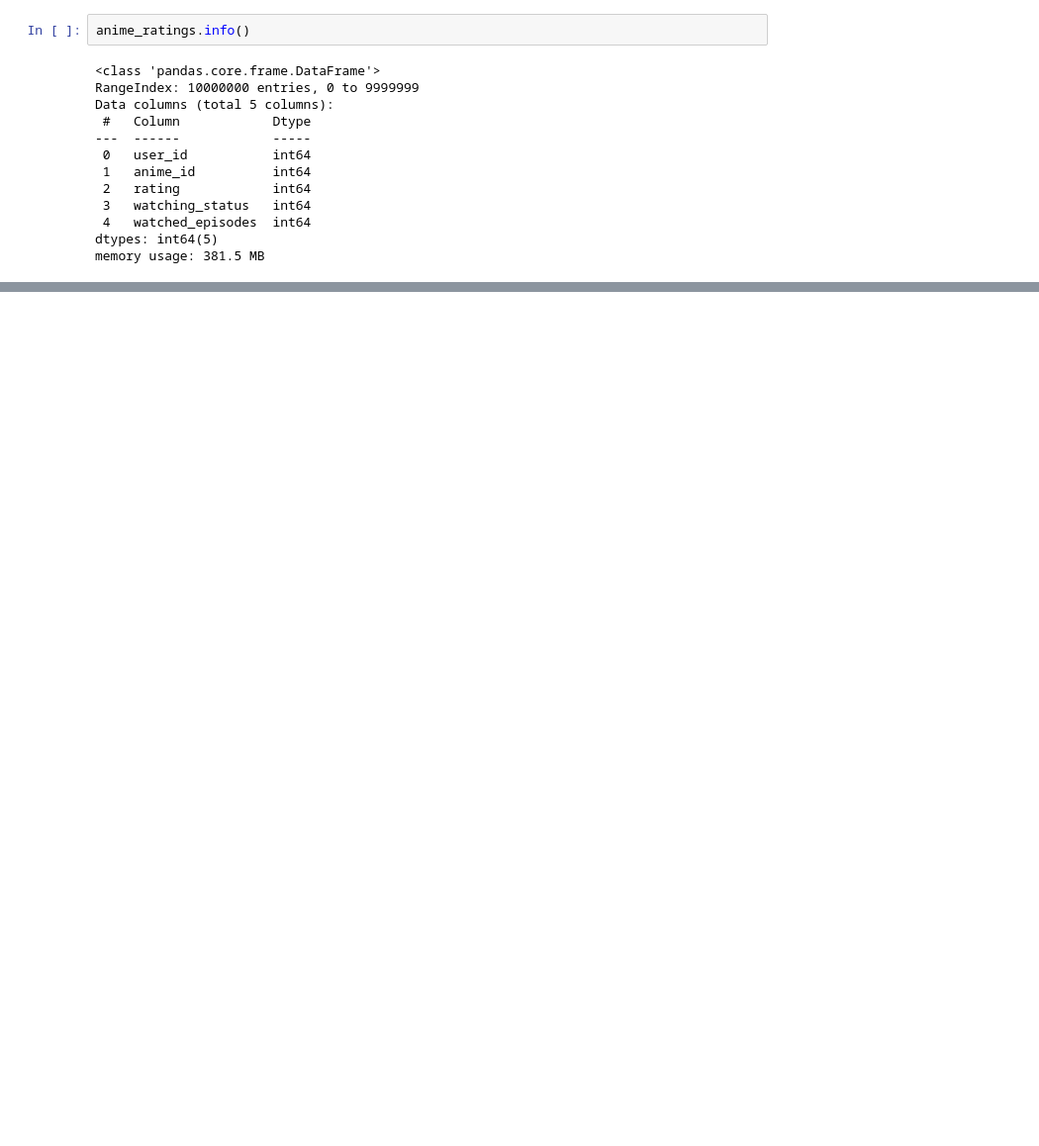
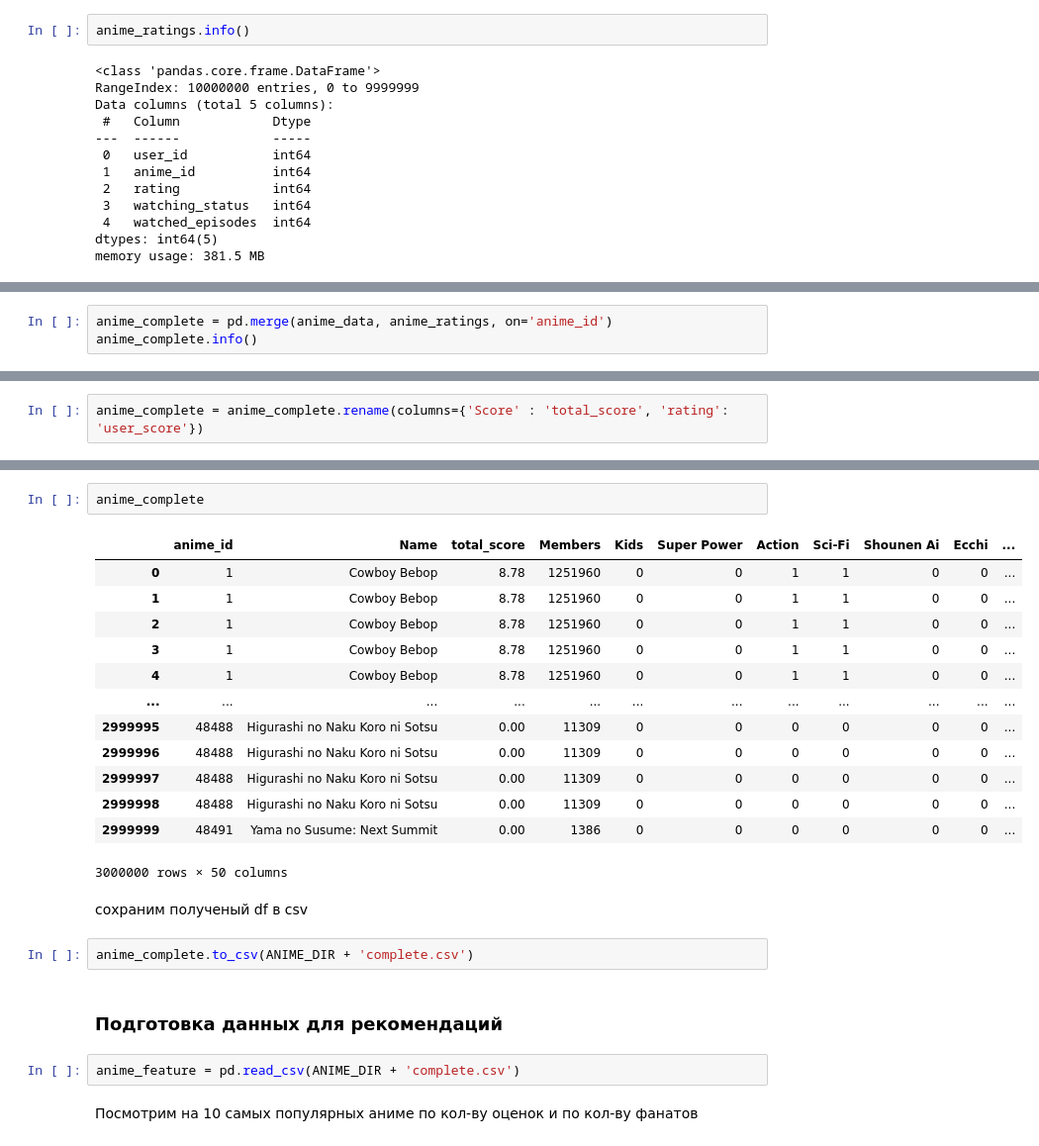
Before and after one commit to Mizerael/recommended_network, a Jupyter notebook: anime_info.ipynb, the cells around one changed output, grey strips where cells are left out. Shown at 99% size. Cells and saved outputs as stored; diff of their text form; blank space fills up the shorter version.

Commit message:
Предобработка аниме данных

```diff
--- a/anime_info.ipynb
+++ b/anime_info.ipynb
@@ -88,0 +153,3 @@ top10_by_members = anime_data.loc[anime_data['Members'].nlargest(10).index]
+# %%
+anime_complete = pd.merge(anime_data, anime_ratings, on='anime_id')
+anime_complete.info()
@@ -88,0 +176,2 @@ top10_by_members = anime_data.loc[anime_data['Members'].nlargest(10).index]
+# %%
+anime_complete = anime_complete.rename(columns={'Score' : 'total_score', 'rating': 'user_score'})
@@ -88,0 +198,26 @@ top10_by_members = anime_data.loc[anime_data['Members'].nlargest(10).index]
+# %%
+anime_complete
+# %% [output]
+|  | anime_id | Name | total_score | Members | Kids | Super Power | Action | Sci-Fi | Shounen Ai | Ecchi | ... |
+| 0 | 1 | Cowboy Bebop | 8.78 | 1251960 | 0 | 0 | 1 | 1 | 0 | 0 | ... |
+| 1 | 1 | Cowboy Bebop | 8.78 | 1251960 | 0 | 0 | 1 | 1 | 0 | 0 | ... |
+| 2 | 1 | Cowboy Bebop | 8.78 | 1251960 | 0 | 0 | 1 | 1 | 0 | 0 | ... |
+| 3 | 1 | Cowboy Bebop | 8.78 | 1251960 | 0 | 0 | 1 | 1 | 0 | 0 | ... |
+| 4 | 1 | Cowboy Bebop | 8.78 | 1251960 | 0 | 0 | 1 | 1 | 0 | 0 | ... |
+| ... | ... | ... | ... | ... | ... | ... | ... | ... | ... | ... | ... |
+| 2999995 | 48488 | Higurashi no Naku Koro ni Sotsu | 0.00 | 11309 | 0 | 0 | 0 | 0 | 0 | 0 | ... |
+| 2999996 | 48488 | Higurashi no Naku Koro ni Sotsu | 0.00 | 11309 | 0 | 0 | 0 | 0 | 0 | 0 | ... |
+| 2999997 | 48488 | Higurashi no Naku Koro ni Sotsu | 0.00 | 11309 | 0 | 0 | 0 | 0 | 0 | 0 | ... |
+| 2999998 | 48488 | Higurashi no Naku Koro ni Sotsu | 0.00 | 11309 | 0 | 0 | 0 | 0 | 0 | 0 | ... |
+| 2999999 | 48491 | Yama no Susume: Next Summit | 0.00 | 1386 | 0 | 0 | 0 | 0 | 0 | 0 | ... |
+3000000 rows × 50 columns
+# %% [markdown]
+сохраним полученый df в csv
+# %%
+anime_complete.to_csv(ANIME_DIR + 'complete.csv')
+# %% [markdown]
+### Подготовка данных для рекомендаций
+# %%
+anime_feature = pd.read_csv(ANIME_DIR + 'complete.csv')
+# %% [markdown]
+Посмотрим на 10 самых популярных аниме по кол-ву оценок и по кол-ву фанатов
```
Also changed, not shown: parts of 31 cells of this notebook, 3 other files.
